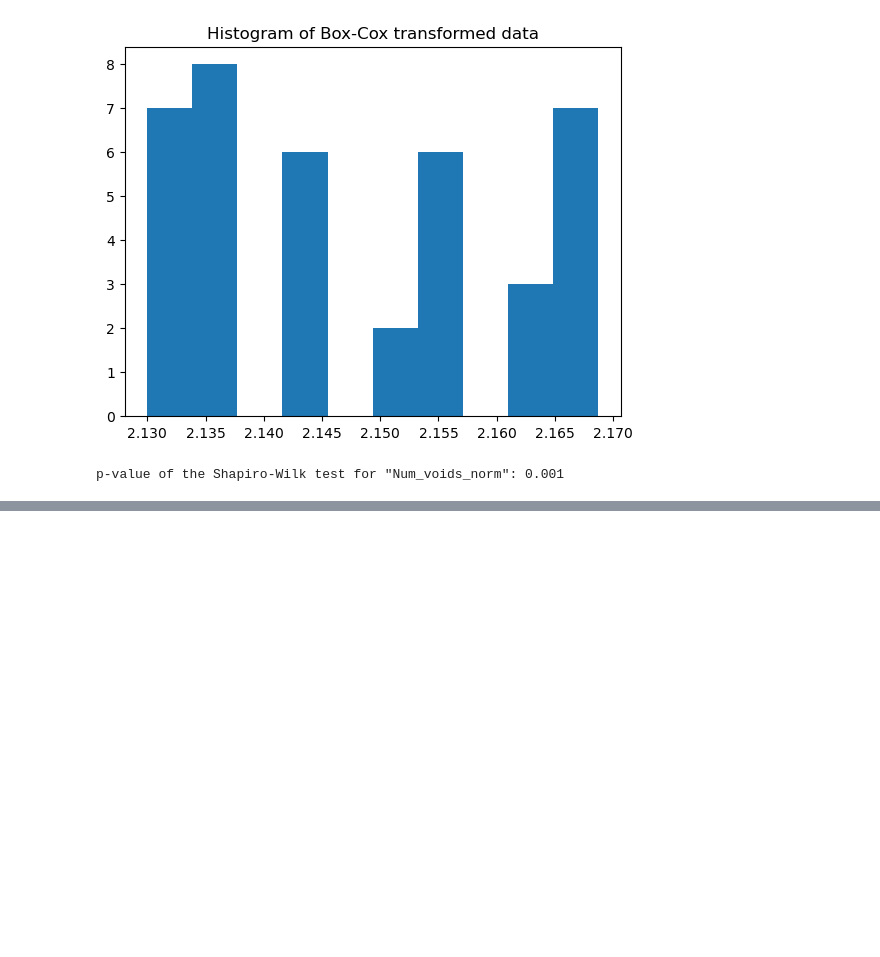
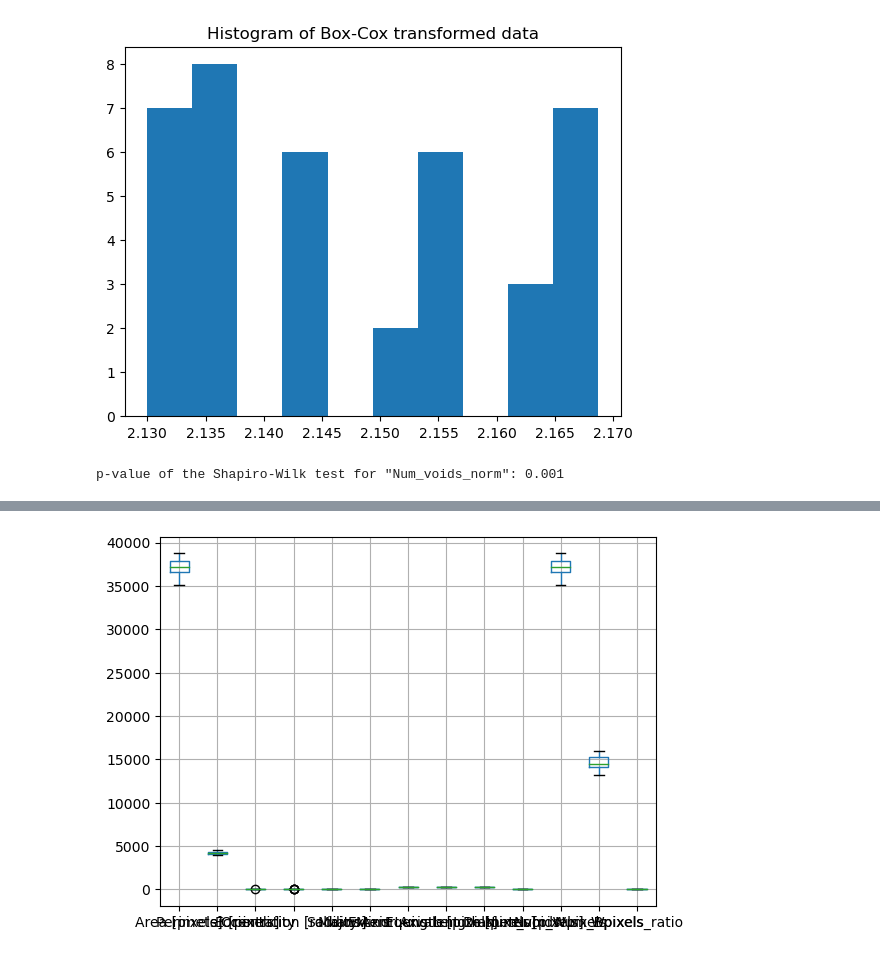
Before and after one commit to abylai11/qda-project, a Jupyter notebook: Python code/Fede - Variable manipulation.ipynb, the cells around one changed output, grey strips where cells are left out. Saved outputs shown, nothing was run; the diff lists cells and outputs as text; code cells hidden in the pictures; blank space fills up the shorter version.

```diff
--- a/Python code/Fede - Variable manipulation.ipynb
+++ b/Python code/Fede - Variable manipulation.ipynb
@@ -821,0 +853,7 @@ p-value of the Shapiro-Wilk test for "Num_voids_norm": 0.001
+# %%
+#Boxplot
+dataset.boxplot()
+plt.show()
+# need to scale vars
+# %% [output]
+[figure, added]
```
Also changed, not shown: parts of 11 cells of this notebook.
